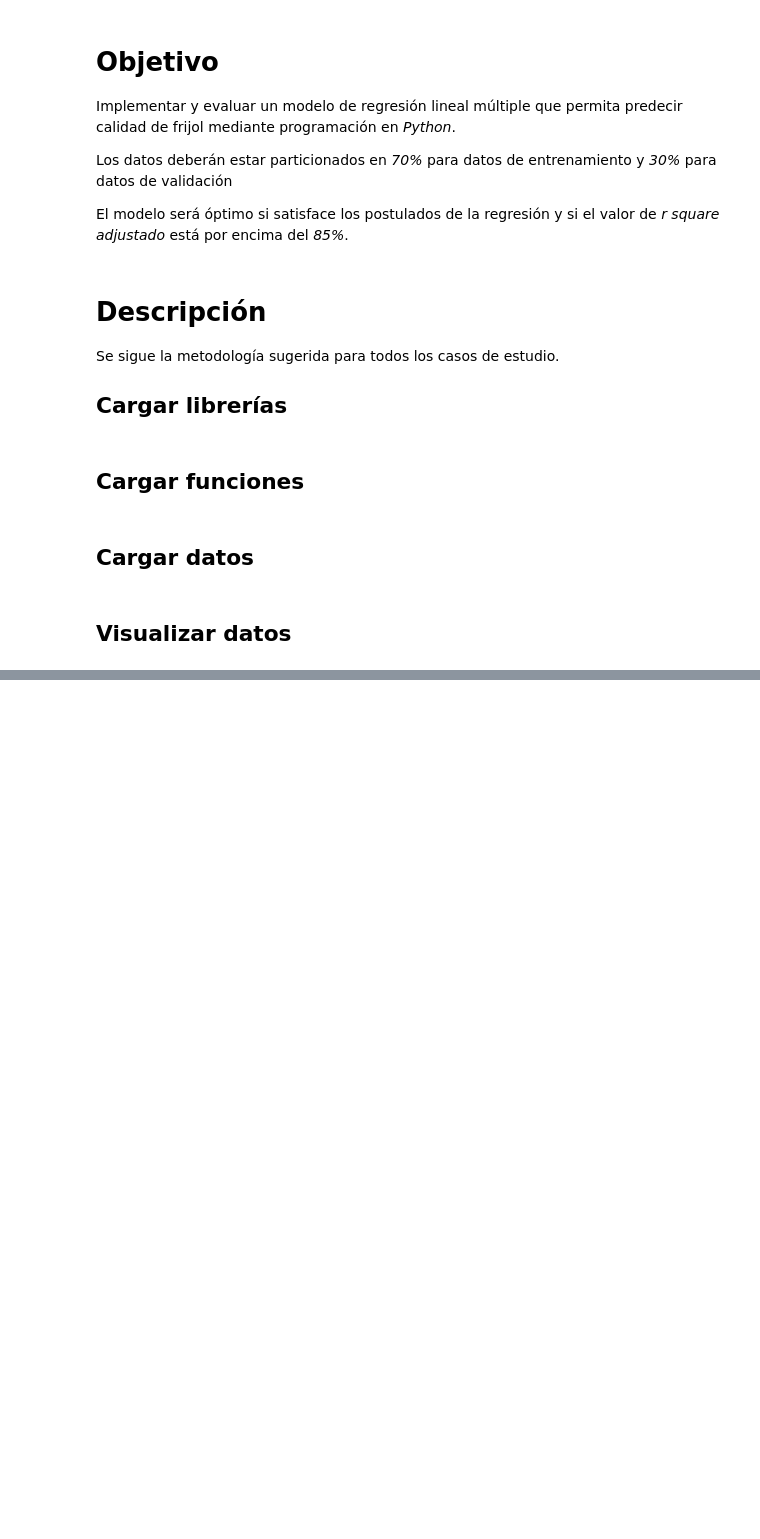
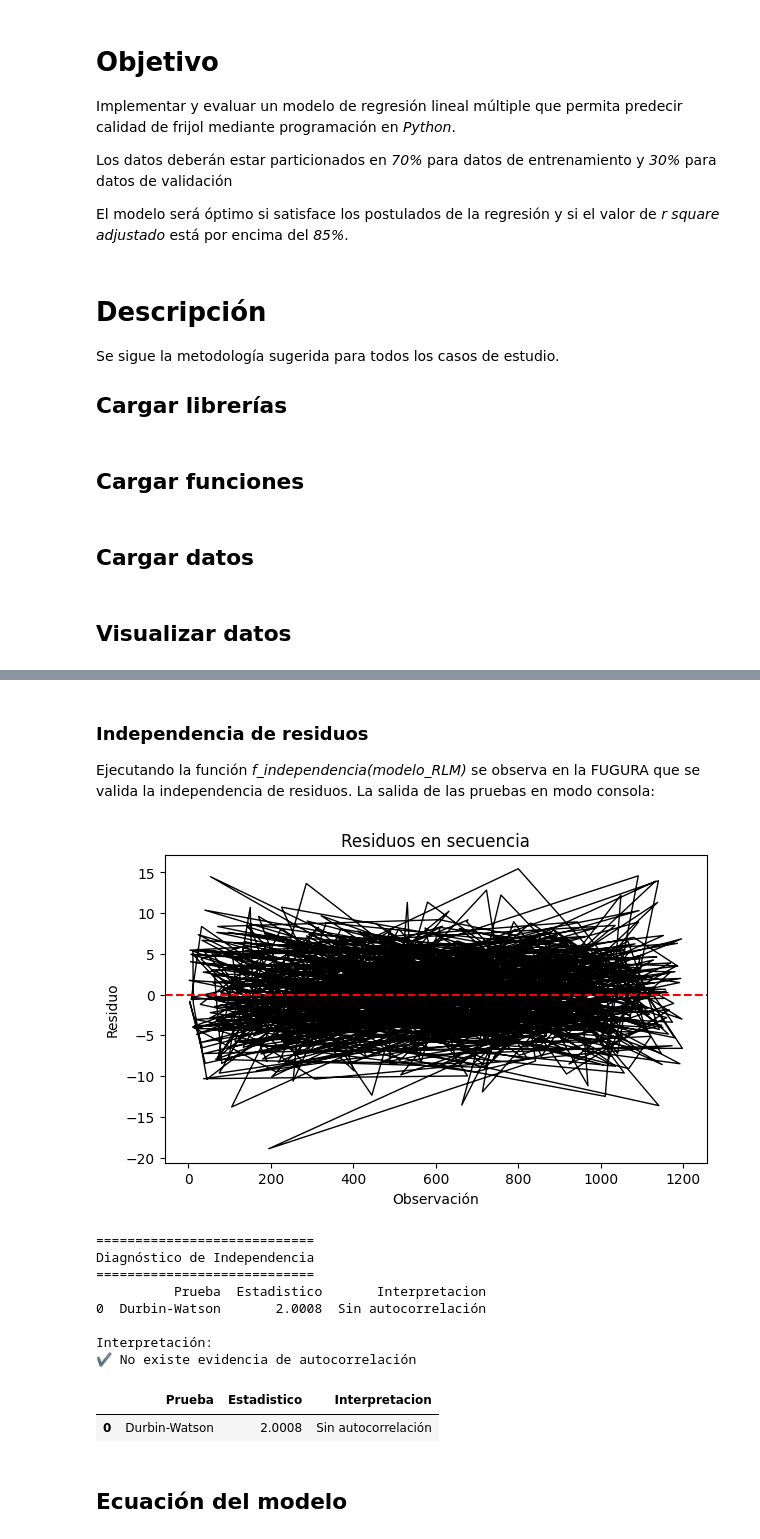
Before and after one commit to rpizarrog/Libro-Aprendizaje-Automatico.-Casos-de-Estudio-con-R-y-Python, a Jupyter notebook: Python NoteBooks/Regresión_lineal_mùútiple_con_datos_de_firjol_pynb.ipynb, the cells around one changed output, grey strips where cells are left out. Cells and saved outputs as stored; diff of their text form; code cells hidden in the pictures; blank space fills up the shorter version.

```diff
--- a/Python NoteBooks/Regresión_lineal_mùútiple_con_datos_de_firjol_pynb.ipynb
+++ b/Python NoteBooks/Regresión_lineal_mùútiple_con_datos_de_firjol_pynb.ipynb
@@ -757,0 +1844,20 @@ f_visualizar_head_tail_reducido(datos)
+# %% [markdown]
+### Independencia de residuos
+
+Ejecutando la función *f_independencia(modelo_RLM)* se observa en la FUGURA que se valida la independencia de residuos. La salida de las pruebas en modo consola:
+# %%
+f_independencia(modelo_RLM)
+# %% [output]
+[figure, added]
+============================
+Diagnóstico de Independencia
+============================
+          Prueba  Estadistico       Interpretacion
+0  Durbin-Watson       2.0008  Sin autocorrelación
+
+Interpretación:
+✔ No existe evidencia de autocorrelación
+|  | Prueba | Estadistico | Interpretacion |
+| 0 | Durbin-Watson | 2.0008 | Sin autocorrelación |
+# %% [markdown]
+## Ecuación del modelo
```
Also changed, not shown: parts of 29 cells of this notebook.
